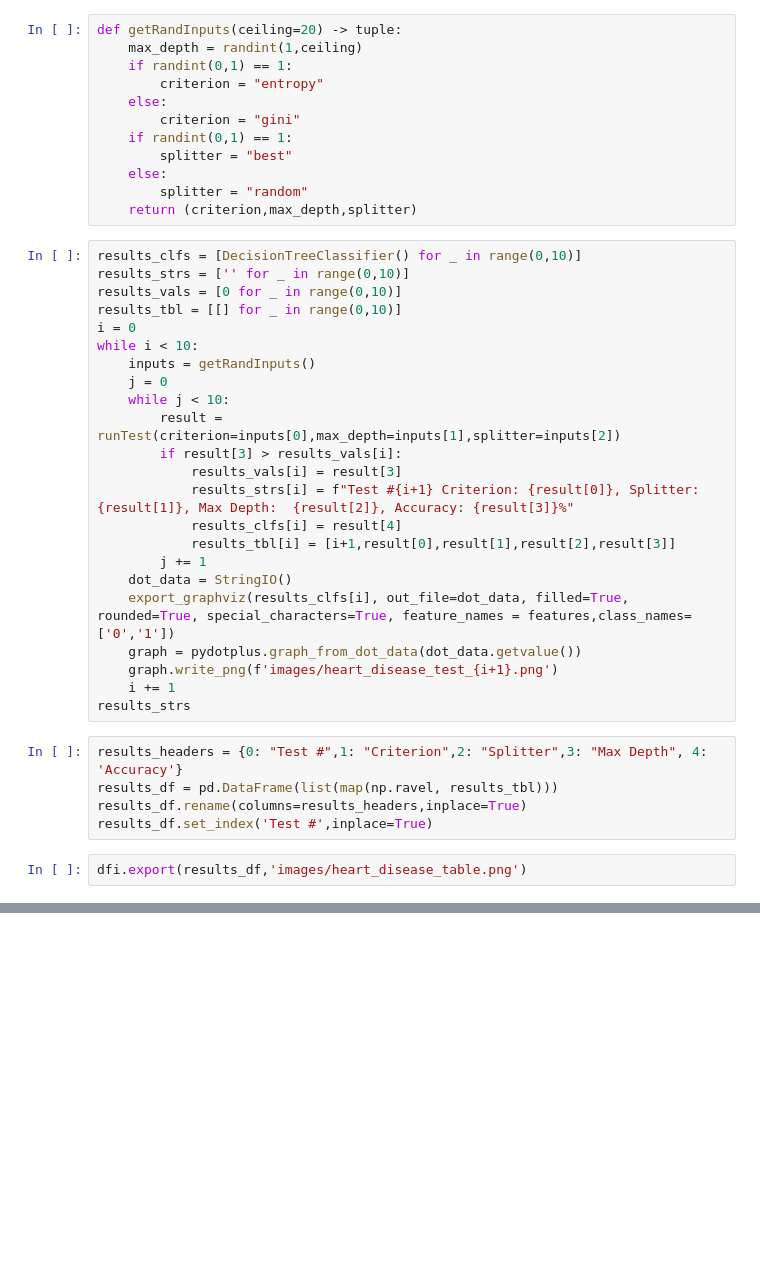
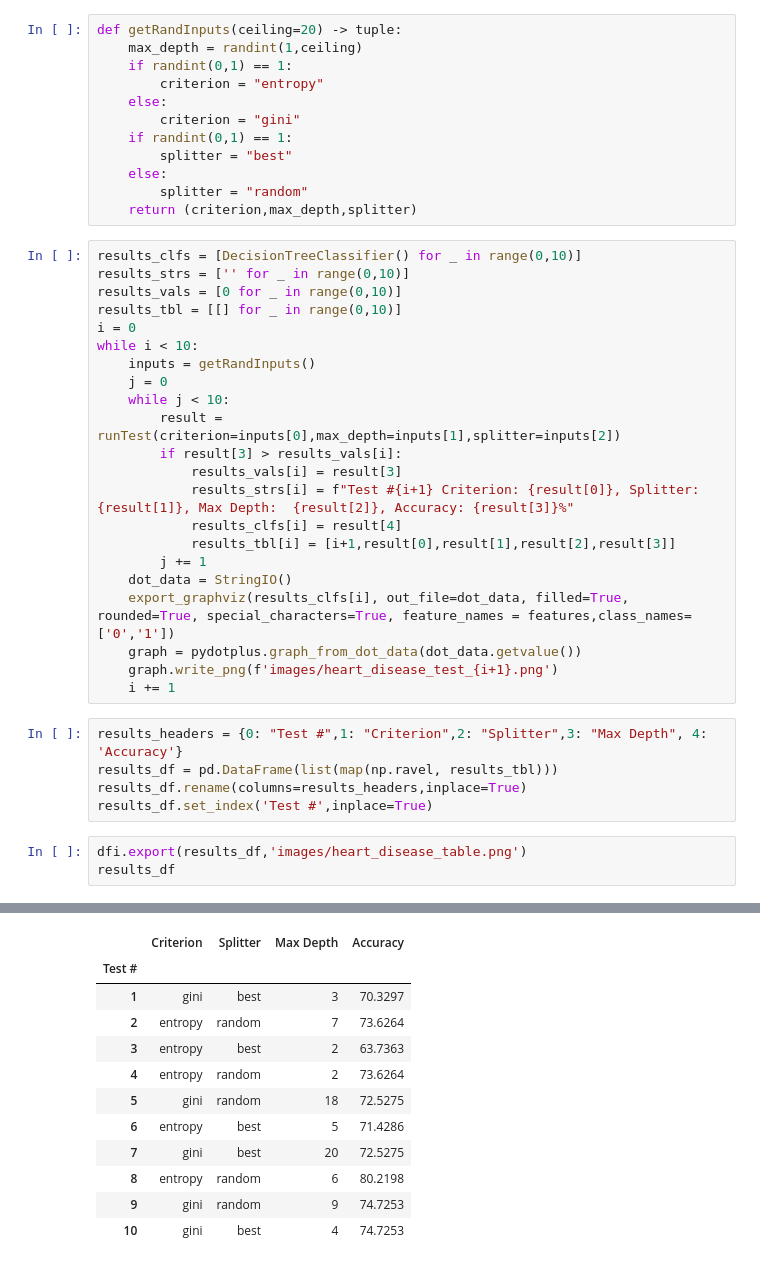
Before and after one commit to MrRitzer/HeartDiseasePrediction, a Jupyter notebook: notebook.ipynb, the cells around one changed output, grey strips where cells are left out. Drawn from its saved outputs; the diff is of its cells as text; blank space fills up the shorter version.

```diff
--- a/notebook.ipynb
+++ b/notebook.ipynb
@@ -62,7 +62,6 @@ while i < 10:
     graph = pydotplus.graph_from_dot_data(dot_data.getvalue())
     graph.write_png(f'images/heart_disease_test_{i+1}.png')
     i += 1
-results_strs
 # %%
 results_headers = {0: "Test #",1: "Criterion",2: "Splitter",3: "Max Depth", 4: 'Accuracy'}
 results_df = pd.DataFrame(list(map(np.ravel, results_tbl)))
@@ -70,3 +69,5 @@ results_df.rename(columns=results_headers,inplace=True)
 results_df.set_index('Test #',inplace=True)
 # %%
 dfi.export(results_df,'images/heart_disease_table.png')
+results_df
+# %% [output]
@@ -73,2 +76,14 @@ dfi.export(results_df,'images/heart_disease_table.png')
+|  | Criterion | Splitter | Max Depth | Accuracy |
+| Test # |  |  |  |  |
+| 1 | gini | best | 3 | 70.3297 |
+| 2 | entropy | random | 7 | 73.6264 |
+| 3 | entropy | best | 2 | 63.7363 |
+| 4 | entropy | random | 2 | 73.6264 |
+| 5 | gini | random | 18 | 72.5275 |
+| 6 | entropy | best | 5 | 71.4286 |
+| 7 | gini | best | 20 | 72.5275 |
+| 8 | entropy | random | 6 | 80.2198 |
+| 9 | gini | random | 9 | 74.7253 |
+| 10 | gini | best | 4 | 74.7253 |
 # %%
 data.age.hist()
```
Also changed, not shown: parts of 4 cells of this notebook.
